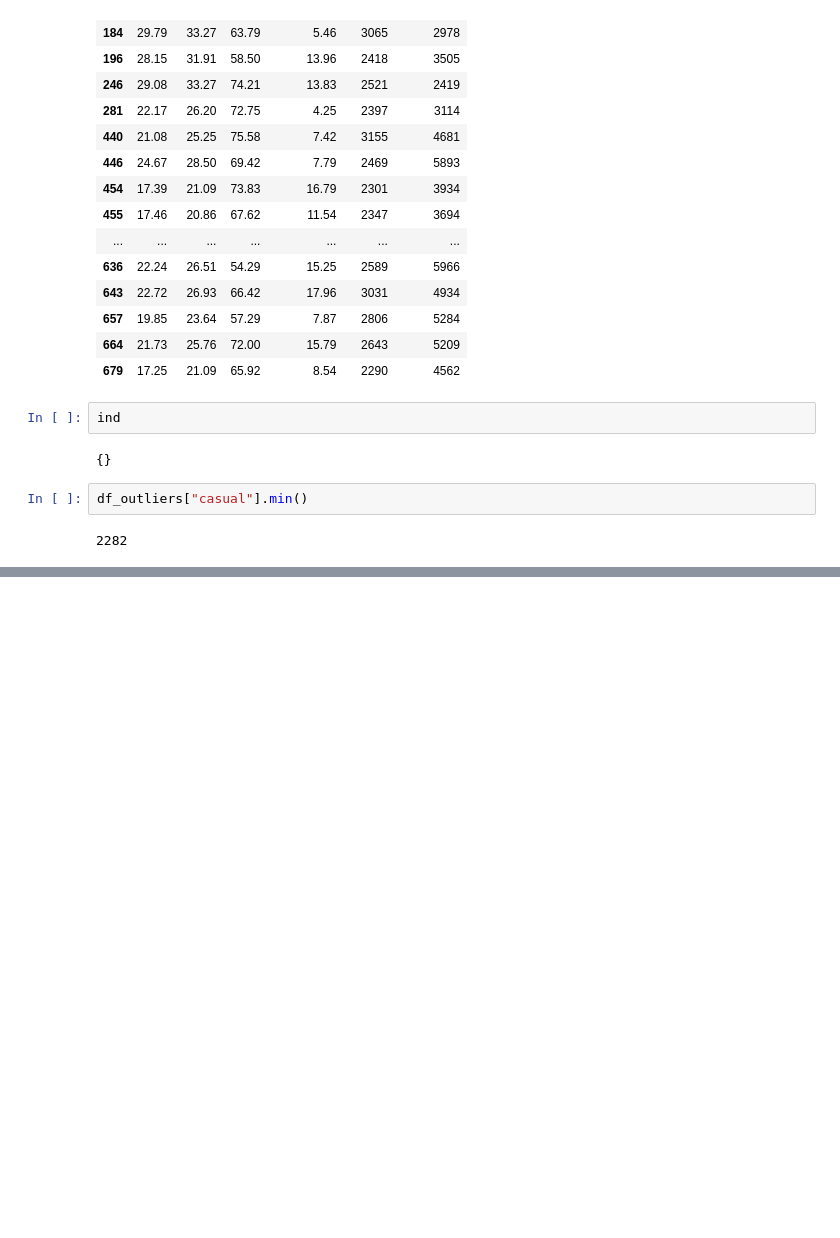
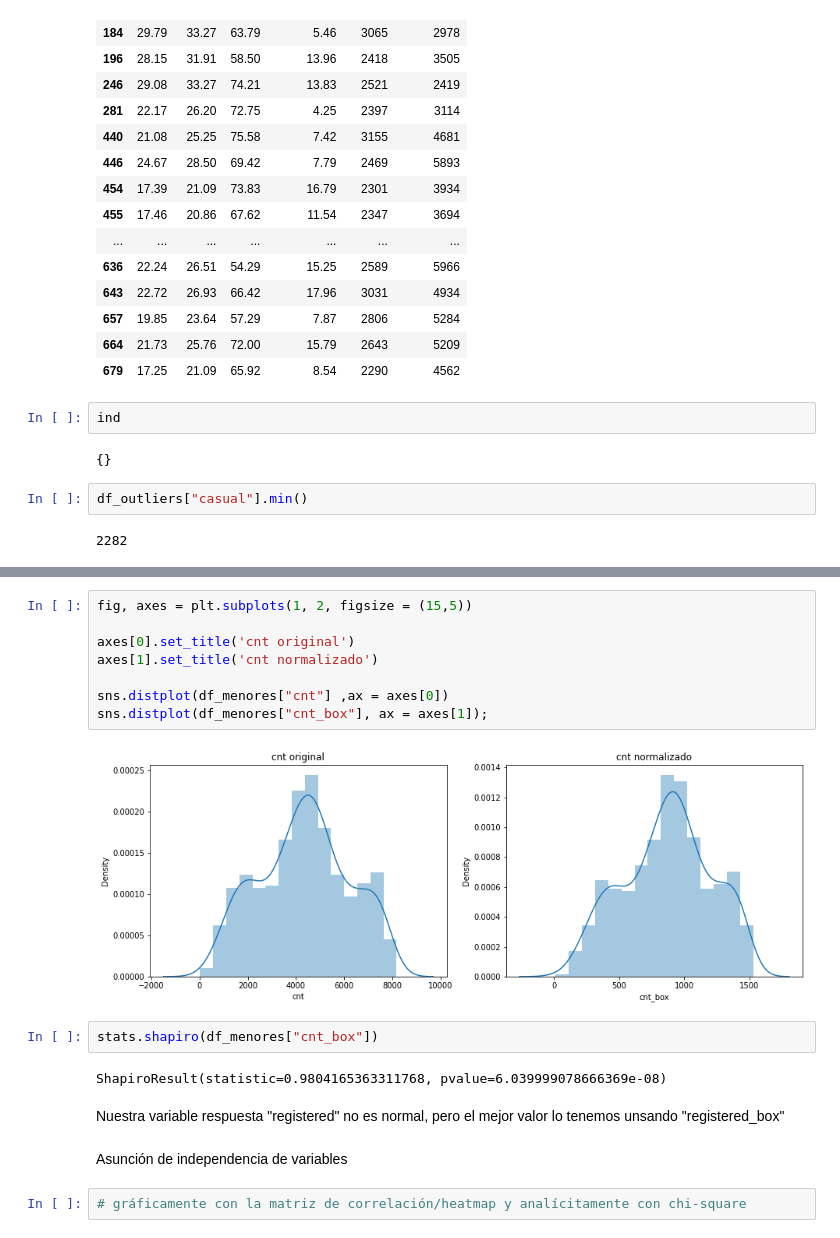
Before and after one commit to Adalab/Adalab-project-da-promo-B-module-3-team-2, a Jupyter notebook: eda.ipynb, the cells around one changed output, grey strips where cells are left out. Cells and saved outputs as stored; diff of their text form; blank space fills up the shorter version.

```diff
--- a/eda.ipynb
+++ b/eda.ipynb
@@ -454,0 +608,20 @@ df_outliers["casual"].min()
+# %%
+fig, axes = plt.subplots(1, 2, figsize = (15,5))
+
+axes[0].set_title('cnt original')
+axes[1].set_title('cnt normalizado')
+
+sns.distplot(df_menores["cnt"] ,ax = axes[0])
+sns.distplot(df_menores["cnt_box"], ax = axes[1]);
+# %% [output]
+[figure, added]
+# %%
+stats.shapiro(df_menores["cnt_box"])
+# %% [output]
+ShapiroResult(statistic=0.9804165363311768, pvalue=6.039999078666369e-08)
+# %% [markdown]
+Nuestra variable respuesta "registered" no es normal, pero el mejor valor lo tenemos unsando "registered_box"
+# %% [markdown]
+Asunción de independencia de variables
+# %%
+# gráficamente con la matriz de correlación/heatmap y analícitamente con chi-square
```
Also changed, not shown: parts of 49 cells of this notebook.
